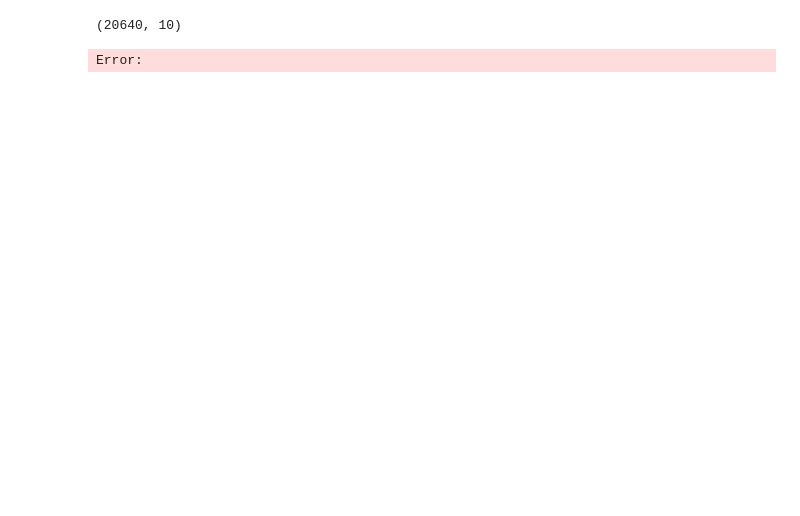
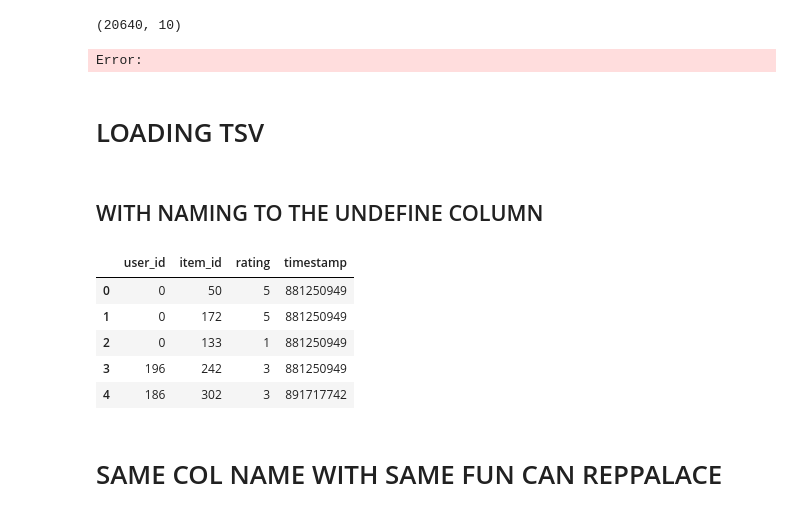
Before and after one commit to malik09-teach/ML-BASICS-PROJECTS-, a Jupyter notebook: working on CSV/CSVopreation.ipynb, the cells around one changed output. Saved outputs shown, nothing was run; the diff lists cells and outputs as text; code cells hidden in the pictures; blank space fills up the shorter version.

```diff
--- a/working on CSV/CSVopreation.ipynb
+++ b/working on CSV/CSVopreation.ipynb
@@ -211,3 +211,26 @@ data.shape # give us the mainly col and row no
 # %% [output]
 (20640, 10)
 Error:
+# %% [markdown]
+# LOADING TSV
+# %% [markdown]
+## WITH NAMING TO THE UNDEFINE COLUMN
+# %%
+## how to handel  that is handel by on doing the add the "sep=/t"
+## also add the r"............." it encode the string in the right formate
+## naming to the columns properly
+
+path=r"D:\data scinece lab projects\working on CSV\file.tsv"
+
+data4=pd.read_csv(r"D:\data scinece lab projects\working on CSV\file.tsv",sep='\t',names=['user_id', 'item_id', 'rating', 'timestamp'])
+# %%
+data4.head()
+# %% [output]
+|  | user_id | item_id | rating | timestamp |
+| 0 | 0 | 50 | 5 | 881250949 |
+| 1 | 0 | 172 | 5 | 881250949 |
+| 2 | 0 | 133 | 1 | 881250949 |
+| 3 | 196 | 242 | 3 | 881250949 |
+| 4 | 186 | 302 | 3 | 891717742 |
+# %% [markdown]
+#  SAME COL NAME WITH SAME FUN CAN REPPALACE
```
Also changed, not shown: parts of 8 cells of this notebook.
